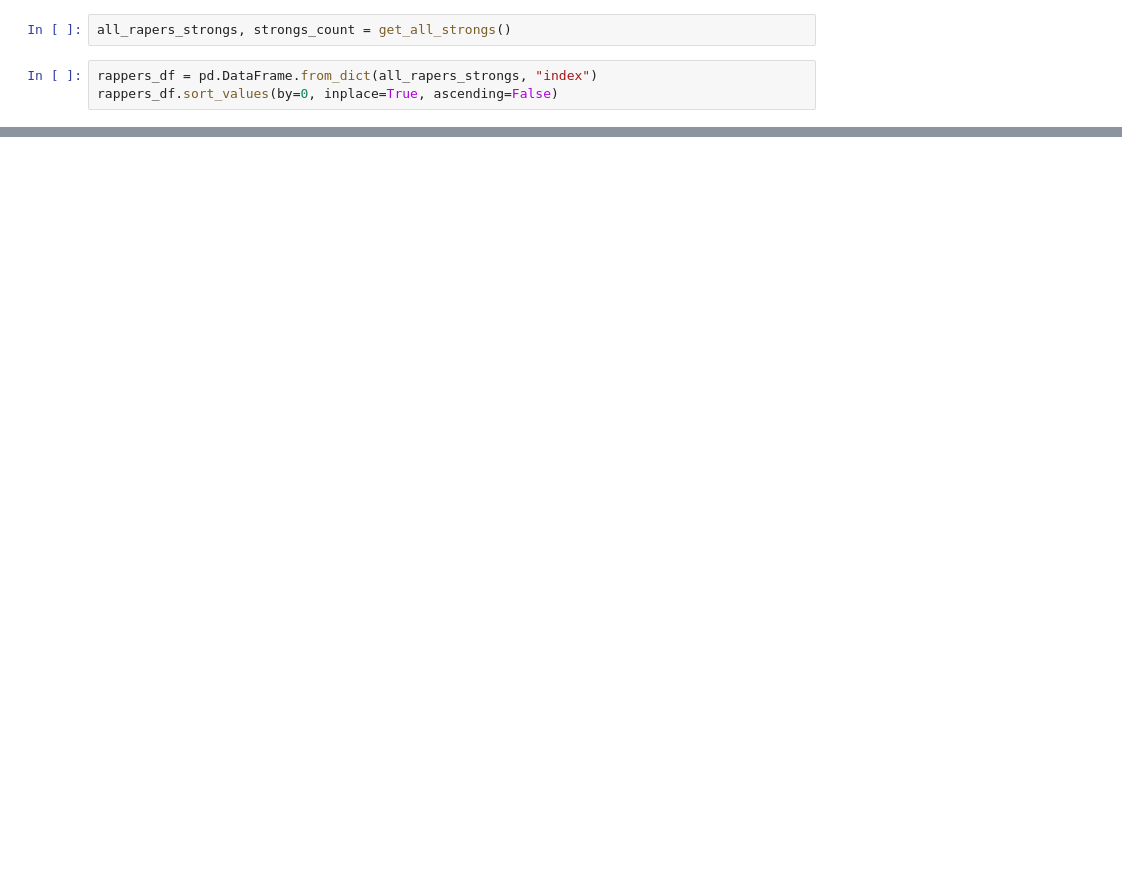
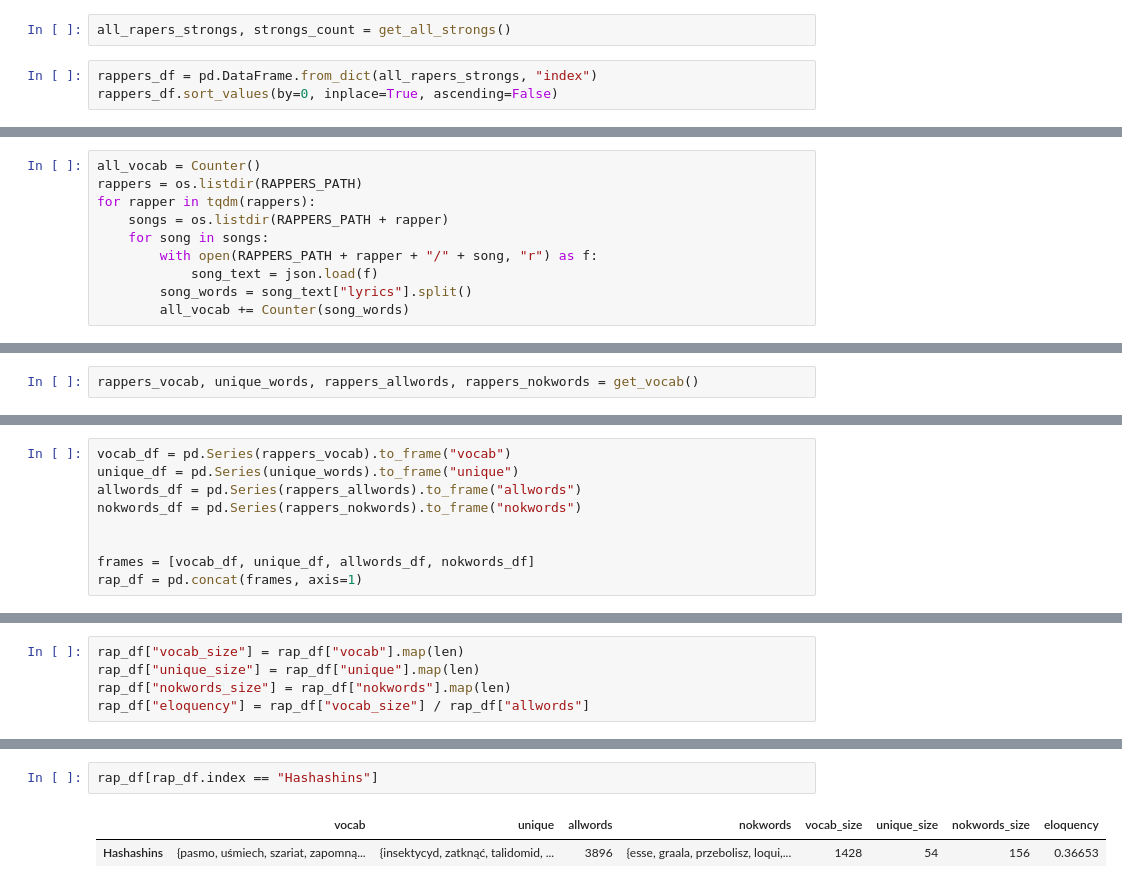
Before and after one commit to inexxt/rap_music, a Jupyter notebook: 1Strong_language_exploration.ipynb, the cells around one changed output, grey strips where cells are left out. Cells and saved outputs as stored; diff of their text form; blank space fills up the shorter version.

Commit message:
Eloquency

```diff
--- a/1Strong_language_exploration.ipynb
+++ b/1Strong_language_exploration.ipynb
@@ -60,0 +97,10 @@ strongs_df[strongs_df > 100].plot(kind="barh")
+# %%
+all_vocab = Counter()
+rappers = os.listdir(RAPPERS_PATH)
+for rapper in tqdm(rappers):
+    songs = os.listdir(RAPPERS_PATH + rapper)
+    for song in songs:
+        with open(RAPPERS_PATH + rapper + "/" + song, "r") as f:
+            song_text = json.load(f)
+        song_words = song_text["lyrics"].split()
+        all_vocab += Counter(song_words)
@@ -60,0 +147,2 @@ strongs_df[strongs_df > 100].plot(kind="barh")
+# %%
+rappers_vocab, unique_words, rappers_allwords, rappers_nokwords = get_vocab()
@@ -60,0 +163,9 @@ strongs_df[strongs_df > 100].plot(kind="barh")
+# %%
+vocab_df = pd.Series(rappers_vocab).to_frame("vocab")
+unique_df = pd.Series(unique_words).to_frame("unique")
+allwords_df = pd.Series(rappers_allwords).to_frame("allwords")
+nokwords_df = pd.Series(rappers_nokwords).to_frame("nokwords")
+
+
+frames = [vocab_df, unique_df, allwords_df, nokwords_df]
+rap_df = pd.concat(frames, axis=1)
@@ -60,0 +201,5 @@ strongs_df[strongs_df > 100].plot(kind="barh")
+# %%
+rap_df["vocab_size"] = rap_df["vocab"].map(len)
+rap_df["unique_size"] = rap_df["unique"].map(len)
+rap_df["nokwords_size"] = rap_df["nokwords"].map(len)
+rap_df["eloquency"] = rap_df["vocab_size"] / rap_df["allwords"]
@@ -60,0 +233,5 @@ strongs_df[strongs_df > 100].plot(kind="barh")
+# %%
+rap_df[rap_df.index == "Hashashins"]
+# %% [output]
+|  | vocab | unique | allwords | nokwords | vocab_size | unique_size | nokwords_size | eloquency |
+| Hashashins | {pasmo, uśmiech, szariat, zapomną... | {insektycyd, zatknąć, talidomid, ... | 3896 | {esse, graala, przebolisz, loqui,... | 1428 | 54 | 156 | 0.36653 |
```
Also changed, not shown: parts of 22 cells of this notebook, 2 other files.
